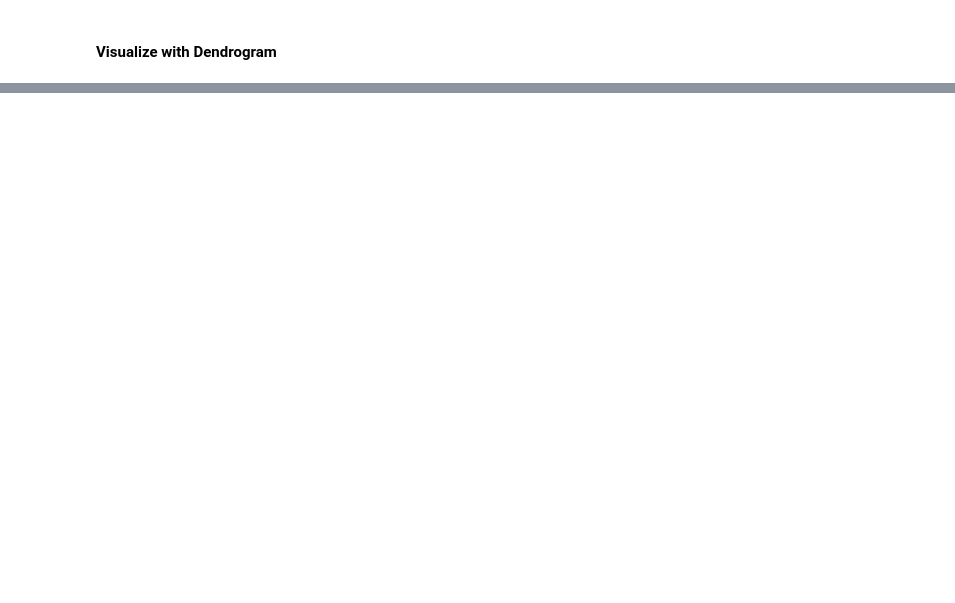
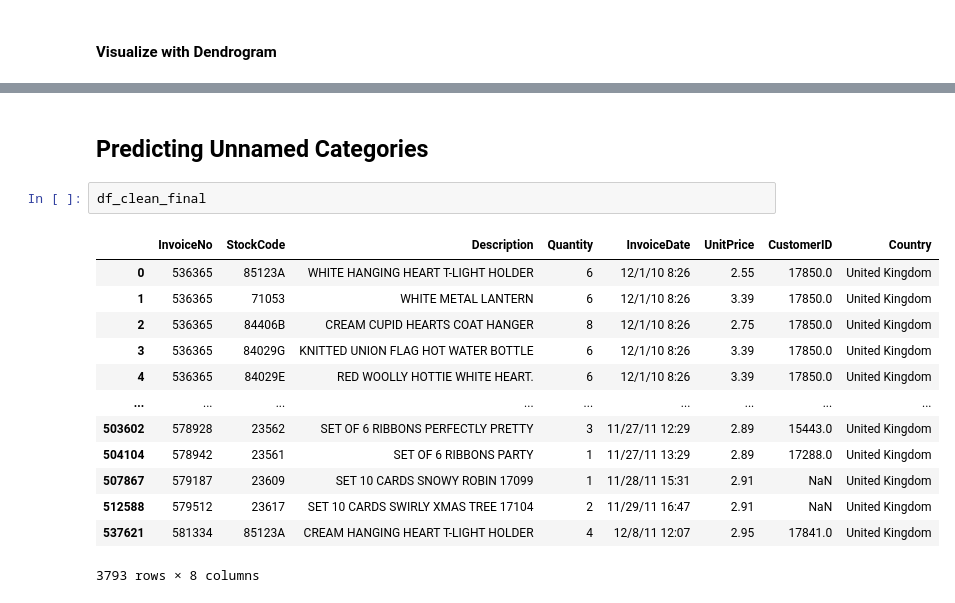
Before and after one commit to mitosisgg/ADS504_FinalProject, a Jupyter notebook: ADS504_FinalProject.ipynb, the cells around one changed output, grey strips where cells are left out. Drawn from its saved outputs; the diff is of its cells as text; blank space fills up the shorter version.

```diff
--- a/ADS504_FinalProject.ipynb
+++ b/ADS504_FinalProject.ipynb
@@ -1096,0 +1173,18 @@ plt.show()
+# %% [markdown]
+## Predicting Unnamed Categories
+# %%
+df_clean_final
+# %% [output]
+|  | InvoiceNo | StockCode | Description | Quantity | InvoiceDate | UnitPrice | CustomerID | Country |
+| 0 | 536365 | 85123A | WHITE HANGING HEART T-LIGHT HOLDER | 6 | 12/1/10 8:26 | 2.55 | 17850.0 | United Kingdom |
+| 1 | 536365 | 71053 | WHITE METAL LANTERN | 6 | 12/1/10 8:26 | 3.39 | 17850.0 | United Kingdom |
+| 2 | 536365 | 84406B | CREAM CUPID HEARTS COAT HANGER | 8 | 12/1/10 8:26 | 2.75 | 17850.0 | United Kingdom |
+| 3 | 536365 | 84029G | KNITTED UNION FLAG HOT WATER BOTTLE | 6 | 12/1/10 8:26 | 3.39 | 17850.0 | United Kingdom |
+| 4 | 536365 | 84029E | RED WOOLLY HOTTIE WHITE HEART. | 6 | 12/1/10 8:26 | 3.39 | 17850.0 | United Kingdom |
+| ... | ... | ... | ... | ... | ... | ... | ... | ... |
+| 503602 | 578928 | 23562 | SET OF 6 RIBBONS PERFECTLY PRETTY | 3 | 11/27/11 12:29 | 2.89 | 15443.0 | United Kingdom |
+| 504104 | 578942 | 23561 | SET OF 6 RIBBONS PARTY | 1 | 11/27/11 13:29 | 2.89 | 17288.0 | United Kingdom |
+| 507867 | 579187 | 23609 | SET 10 CARDS SNOWY ROBIN 17099 | 1 | 11/28/11 15:31 | 2.91 | NaN | United Kingdom |
+| 512588 | 579512 | 23617 | SET 10 CARDS SWIRLY XMAS TREE 17104 | 2 | 11/29/11 16:47 | 2.91 | NaN | United Kingdom |
+| 537621 | 581334 | 85123A | CREAM HANGING HEART T-LIGHT HOLDER | 4 | 12/8/11 12:07 | 2.95 | 17841.0 | United Kingdom |
+3793 rows × 8 columns
```
Also changed, not shown: parts of 62 cells of this notebook.
